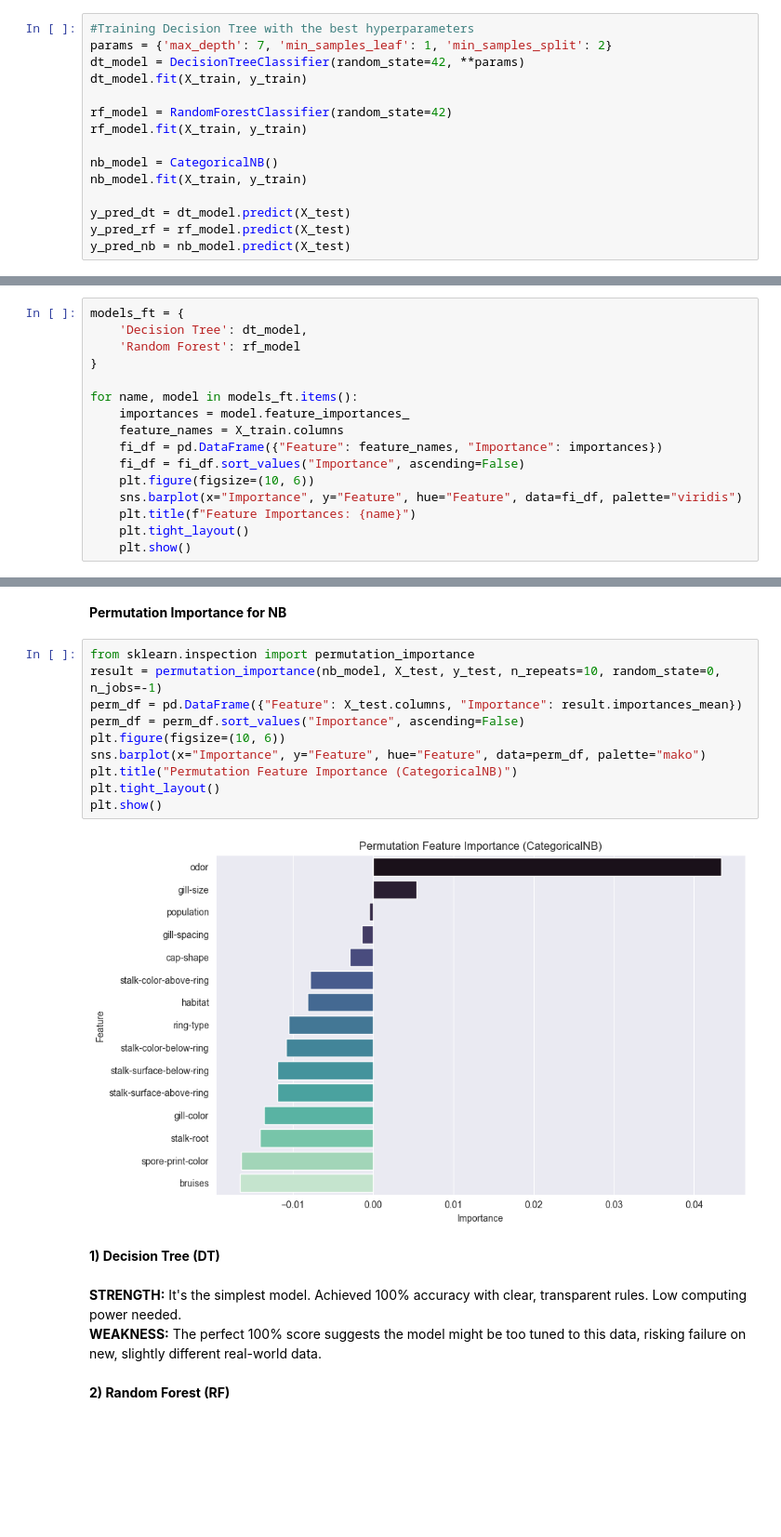
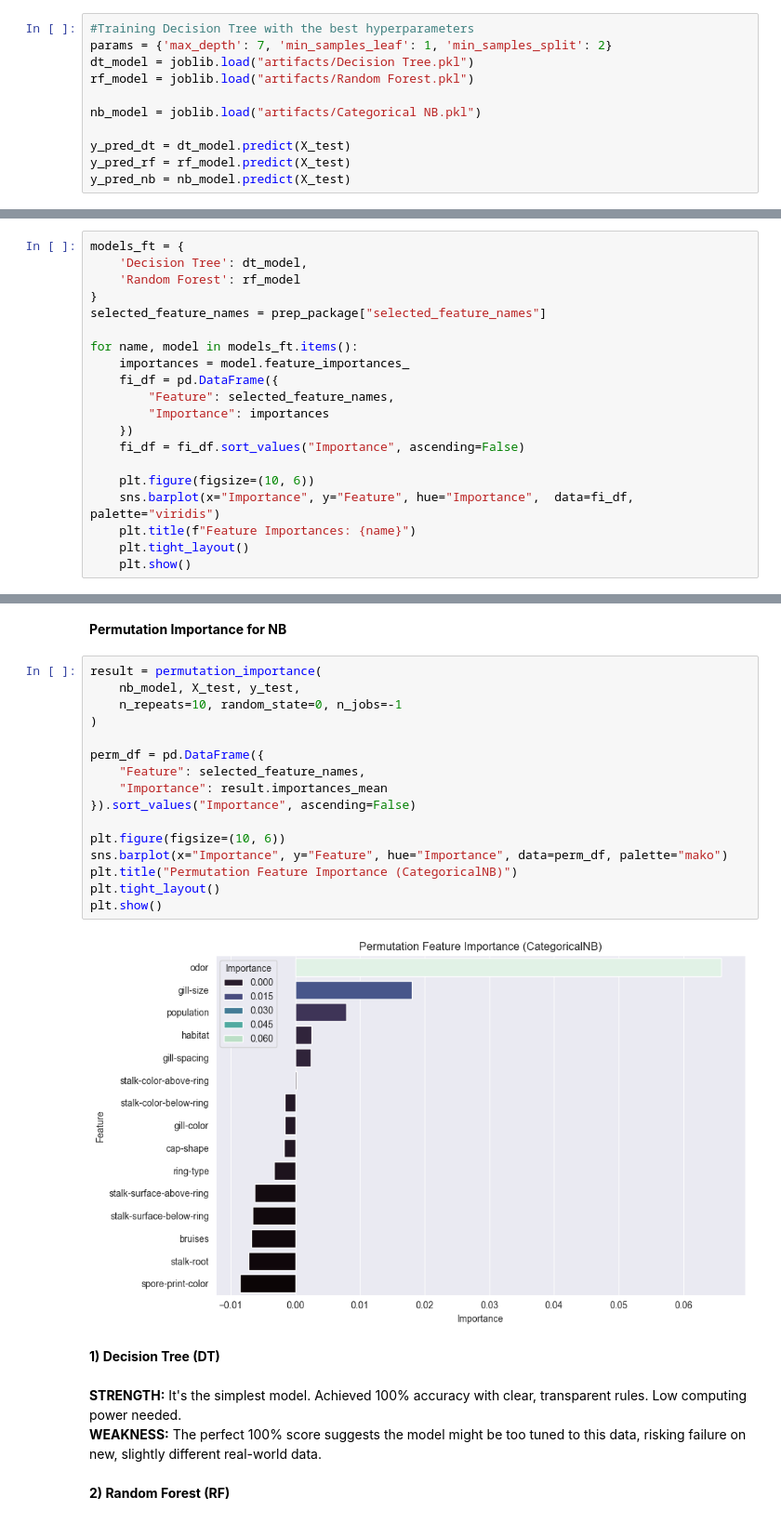
Before and after one commit to lizakolosova/machine-learning-lifecycle, a Jupyter notebook: lifecycleproject/evaluation-and-analysis.ipynb, the cells around one changed output, grey strips where cells are left out. Shown at 93% size. Saved outputs shown, nothing was run; the diff lists cells and outputs as text; blank space fills up the shorter version.

```diff
--- a/lifecycleproject/evaluation-and-analysis.ipynb
+++ b/lifecycleproject/evaluation-and-analysis.ipynb
@@ -23,14 +26,10 @@ y_test = joblib.load('models/y_test_encoded.pkl')
 # %%
 #Training Decision Tree with the best hyperparameters
 params = {'max_depth': 7, 'min_samples_leaf': 1, 'min_samples_split': 2}
-dt_model = DecisionTreeClassifier(random_state=42, **params)
-dt_model.fit(X_train, y_train)
+dt_model = joblib.load("artifacts/Decision Tree.pkl")
+rf_model = joblib.load("artifacts/Random Forest.pkl")
 
-rf_model = RandomForestClassifier(random_state=42)
-rf_model.fit(X_train, y_train)
-
-nb_model = CategoricalNB()
-nb_model.fit(X_train, y_train)
+nb_model = joblib.load("artifacts/Categorical NB.pkl")
 
 y_pred_dt = dt_model.predict(X_test)
 y_pred_rf = rf_model.predict(X_test)
@@ -154,14 +148,18 @@ models_ft = {
     'Decision Tree': dt_model,
     'Random Forest': rf_model
 }
+selected_feature_names = prep_package["selected_feature_names"]
 
 for name, model in models_ft.items():
     importances = model.feature_importances_
-    feature_names = X_train.columns
-    fi_df = pd.DataFrame({"Feature": feature_names, "Importance": importances})
+    fi_df = pd.DataFrame({
+        "Feature": selected_feature_names,
+        "Importance": importances
+    })
     fi_df = fi_df.sort_values("Importance", ascending=False)
+
     plt.figure(figsize=(10, 6))
-    sns.barplot(x="Importance", y="Feature", hue="Feature", data=fi_df, palette="viridis")
+    sns.barplot(x="Importance", y="Feature", hue="Importance",  data=fi_df, palette="viridis")
     plt.title(f"Feature Importances: {name}")
     plt.tight_layout()
     plt.show()
@@ -171,17 +169,23 @@ for name, model in models_ft.items():
 # %% [markdown]
 **Permutation Importance for NB**
 # %%
-from sklearn.inspection import permutation_importance
-result = permutation_importance(nb_model, X_test, y_test, n_repeats=10, random_state=0, n_jobs=-1)
-perm_df = pd.DataFrame({"Feature": X_test.columns, "Importance": result.importances_mean})
-perm_df = perm_df.sort_values("Importance", ascending=False)
+result = permutation_importance(
+    nb_model, X_test, y_test,
+    n_repeats=10, random_state=0, n_jobs=-1
+)
+
+perm_df = pd.DataFrame({
+    "Feature": selected_feature_names,
+    "Importance": result.importances_mean
+}).sort_values("Importance", ascending=False)
+
 plt.figure(figsize=(10, 6))
-sns.barplot(x="Importance", y="Feature", hue="Feature", data=perm_df, palette="mako")
+sns.barplot(x="Importance", y="Feature", hue="Importance", data=perm_df, palette="mako")
 plt.title("Permutation Feature Importance (CategoricalNB)")
 plt.tight_layout()
 plt.show()
 # %% [output]
-[figure, old version]
+[figure, new version]
 # %% [markdown]
  **1) Decision Tree (DT)**
 <br><br> **STRENGTH:** It's the simplest model. Achieved 100% accuracy with clear, transparent rules. Low computing power needed.
```
Also changed, not shown: parts of 7 cells of this notebook, 16 other files.
